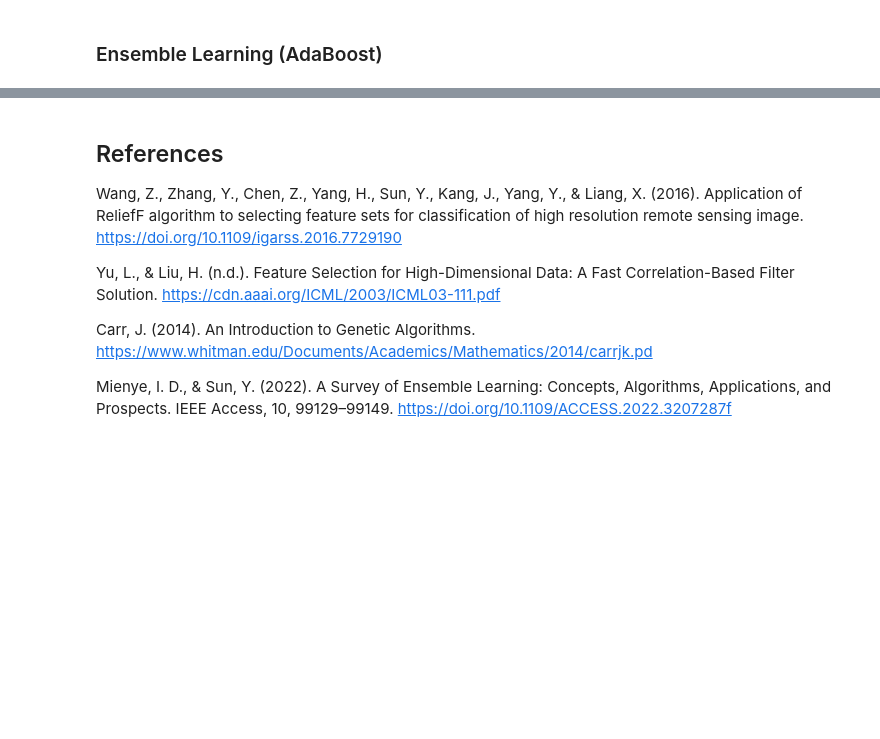
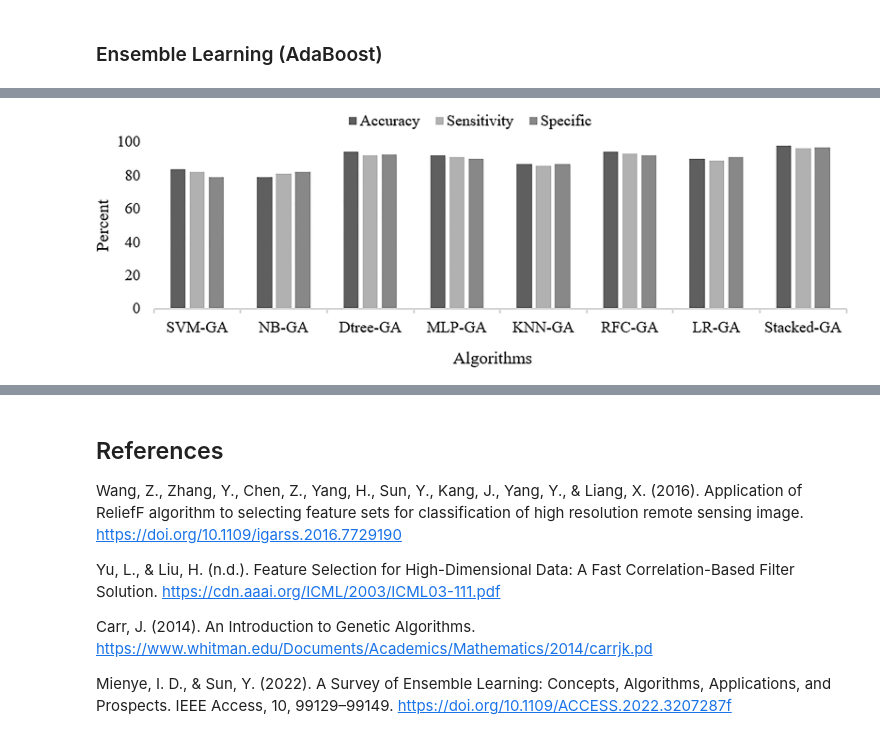
Before and after one commit to RomanShrestha07/DANA_4830_Group_Project, a Jupyter notebook: Group_Project_with_Explanation.ipynb, the cells around one changed output, grey strips where cells are left out. Cells and saved outputs as stored; diff of their text form; code cells hidden in the pictures; blank space fills up the shorter version.

```diff
--- a/Group_Project_with_Explanation.ipynb
+++ b/Group_Project_with_Explanation.ipynb
@@ -746,0 +885,4 @@ plt.show()
+# %%
+Image(filename="./image/evaluation_metrics_by_algorithm.png")
+# %% [output]
+[figure, added]
```
Also changed, not shown: parts of 36 cells of this notebook, 2 other files.
